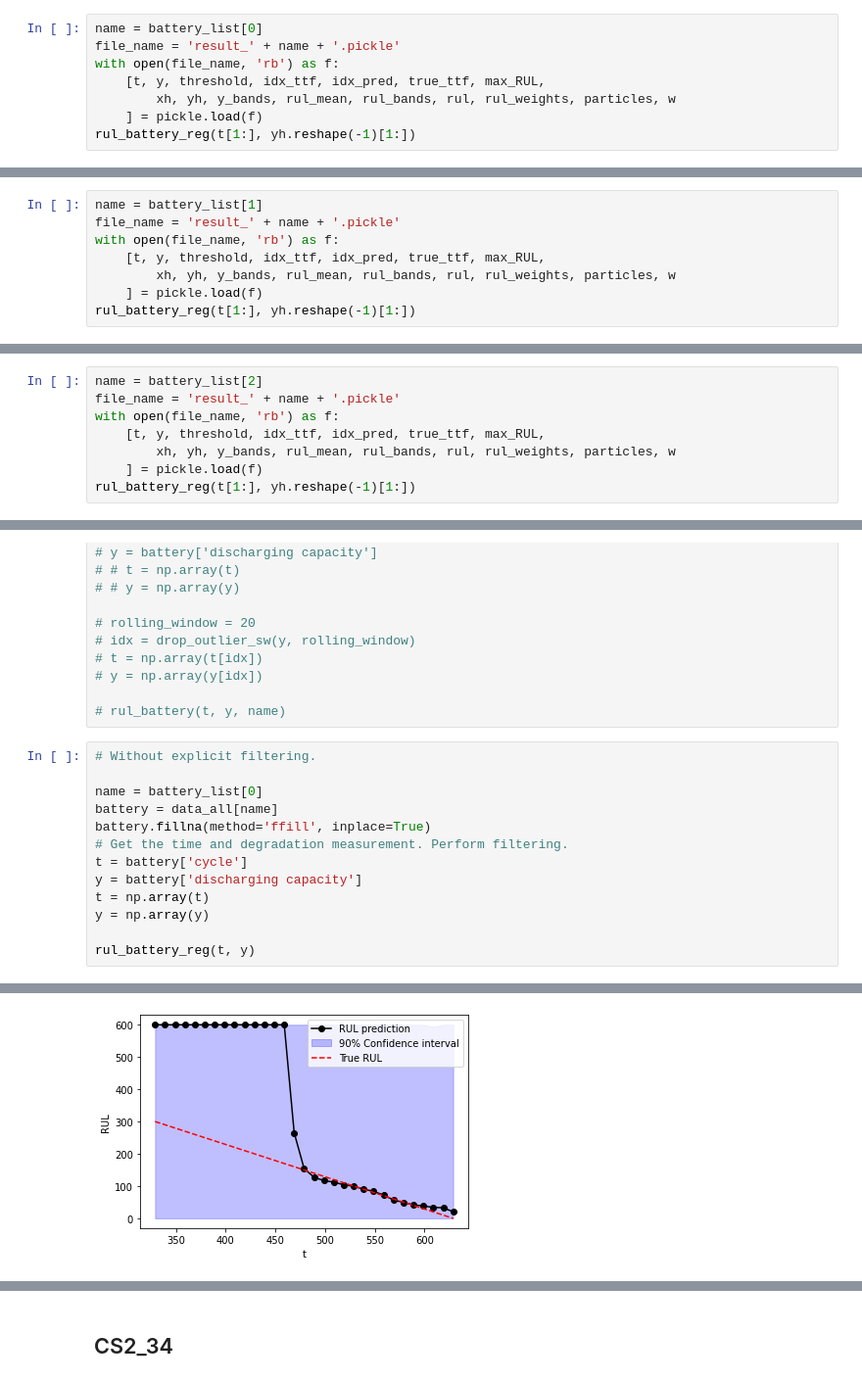
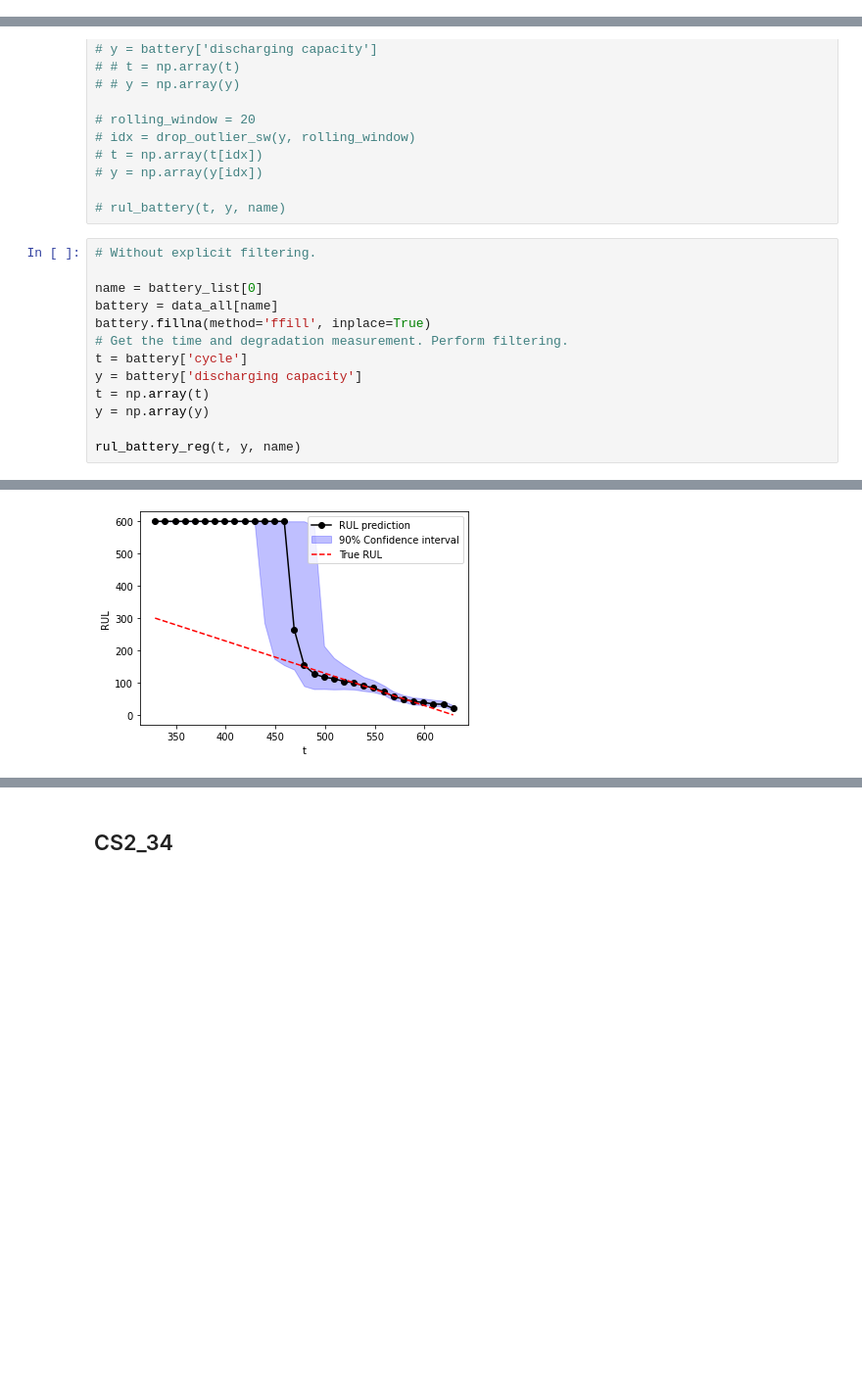
Before and after one commit to sonic160/battery_calce, a Jupyter notebook: rul_reg.ipynb, the cells around one changed output, grey strips where cells are left out. Shown at 98% size. Saved outputs shown, nothing was run; the diff lists cells and outputs as text; blank space fills up the shorter version.

```diff
--- a/rul_reg.ipynb
+++ b/rul_reg.ipynb
@@ -37,8 +34,0 @@ rul_battery_reg(t, y)
-# %%
-name = battery_list[0]
-file_name = 'result_' + name + '.pickle'
-with open(file_name, 'rb') as f:
-    [t, y, threshold, idx_ttf, idx_pred, true_ttf, max_RUL,
-        xh, yh, y_bands, rul_mean, rul_bands, rul, rul_weights, particles, w
-    ] = pickle.load(f)
-rul_battery_reg(t[1:], yh.reshape(-1)[1:])
@@ -97,8 +76,0 @@ rul_battery_reg(t, y)
-# %%
-name = battery_list[1]
-file_name = 'result_' + name + '.pickle'
-with open(file_name, 'rb') as f:
-    [t, y, threshold, idx_ttf, idx_pred, true_ttf, max_RUL,
-        xh, yh, y_bands, rul_mean, rul_bands, rul, rul_weights, particles, w
-    ] = pickle.load(f)
-rul_battery_reg(t[1:], yh.reshape(-1)[1:])
@@ -155,8 +116,0 @@ rul_battery_reg(t, y)
-# %%
-name = battery_list[2]
-file_name = 'result_' + name + '.pickle'
-with open(file_name, 'rb') as f:
-    [t, y, threshold, idx_ttf, idx_pred, true_ttf, max_RUL,
-        xh, yh, y_bands, rul_mean, rul_bands, rul, rul_weights, particles, w
-    ] = pickle.load(f)
-rul_battery_reg(t[1:], yh.reshape(-1)[1:])
@@ -253,5 +195,5 @@ y = battery['discharging capacity']
 t = np.array(t)
 y = np.array(y)
 
-rul_battery_reg(t, y)
+rul_battery_reg(t, y, name)
 # %% [output]
@@ -263 +205 @@ rul_battery_reg(t, y)
-[figure, old version]
+[figure, new version]
```
Also changed, not shown: parts of 9 cells of this notebook, 9 other files.
